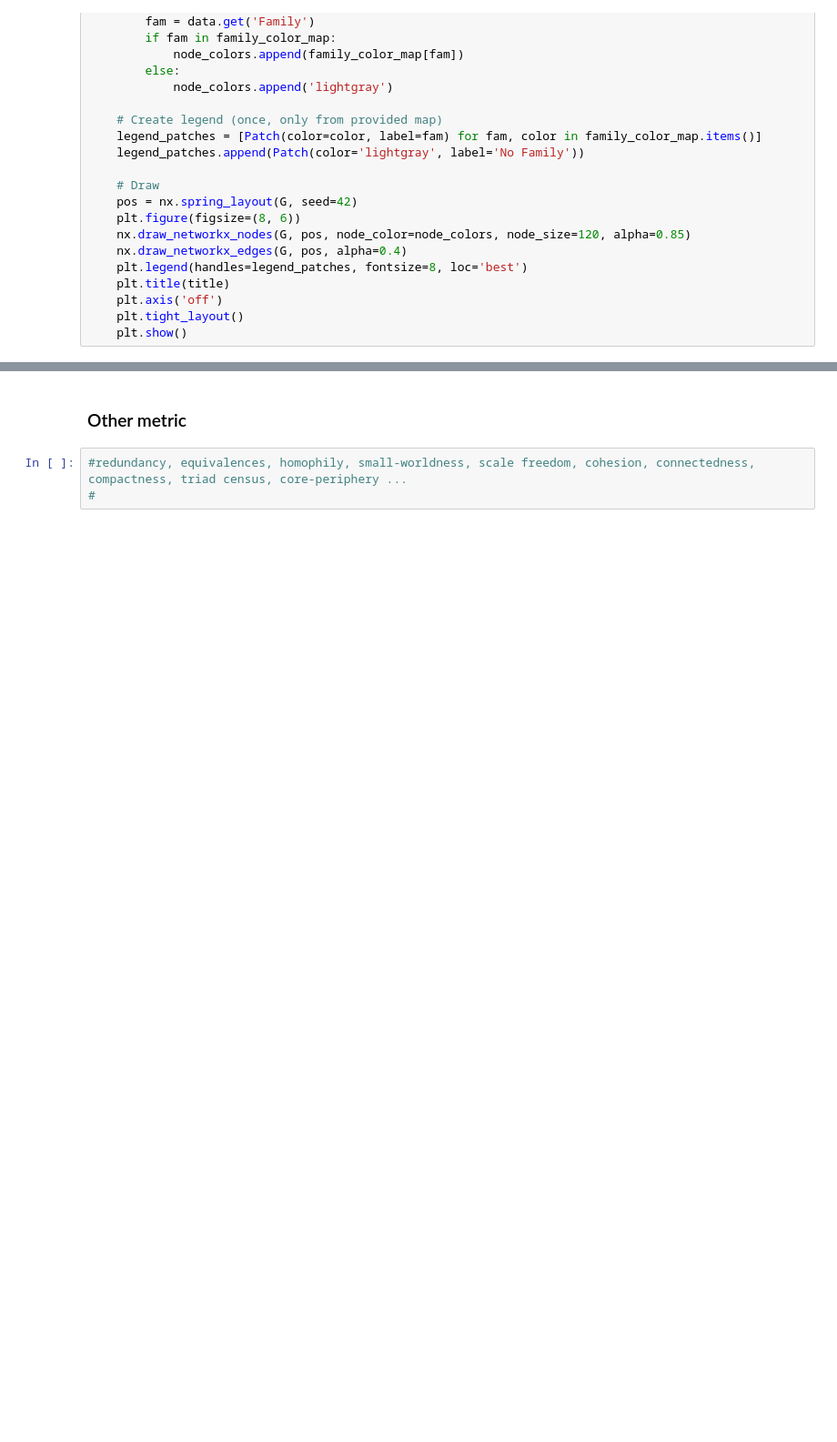
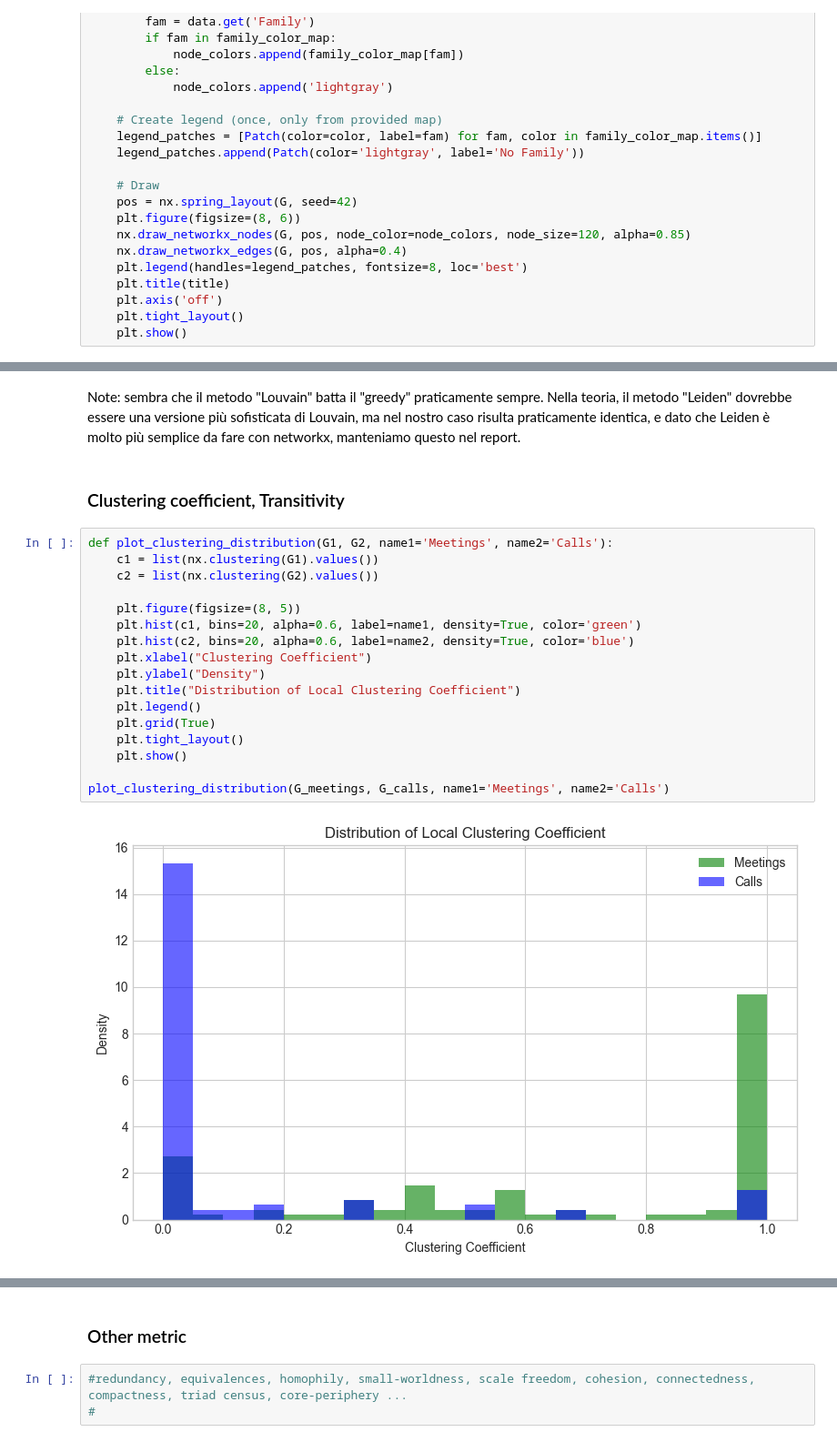
Before and after one commit to Lasagnos/SNProject, a Jupyter notebook: Project.ipynb, the cells around one changed output, grey strips where cells are left out. Shown at 91% size. Saved outputs shown, nothing was run; the diff lists cells and outputs as text; blank space fills up the shorter version.

Commit message:
push clustering end and clust.coeff / transitivity section

```diff
--- a/Project.ipynb
+++ b/Project.ipynb
@@ -954,0 +1030,24 @@ compare_communities_to_families(G_multi, communities_per_graph["Multilayer Netwo
+# %% [markdown]
+Note: sembra che il metodo "Louvain" batta il "greedy" praticamente sempre.
+Nella teoria, il metodo "Leiden" dovrebbe essere una versione più sofisticata di Louvain, ma nel nostro caso risulta praticamente identica, e dato che Leiden è molto più semplice da fare con networkx, manteniamo questo nel report.
+# %% [markdown]
+### Clustering coefficient, Transitivity
+# %%
+def plot_clustering_distribution(G1, G2, name1='Meetings', name2='Calls'):
+    c1 = list(nx.clustering(G1).values())
+    c2 = list(nx.clustering(G2).values())
+
+    plt.figure(figsize=(8, 5))
+    plt.hist(c1, bins=20, alpha=0.6, label=name1, density=True, color='green')
+    plt.hist(c2, bins=20, alpha=0.6, label=name2, density=True, color='blue')
+    plt.xlabel("Clustering Coefficient")
+    plt.ylabel("Density")
+    plt.title("Distribution of Local Clustering Coefficient")
+    plt.legend()
+    plt.grid(True)
+    plt.tight_layout()
+    plt.show()
+
+plot_clustering_distribution(G_meetings, G_calls, name1='Meetings', name2='Calls')
+# %% [output]
+[figure, added]
```
Also changed, not shown: parts of 12 cells of this notebook.
